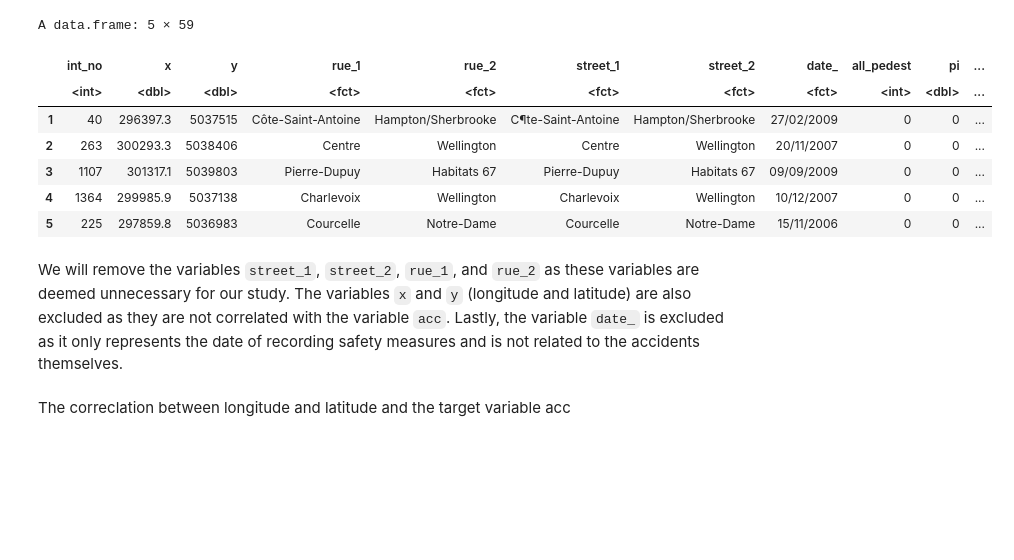
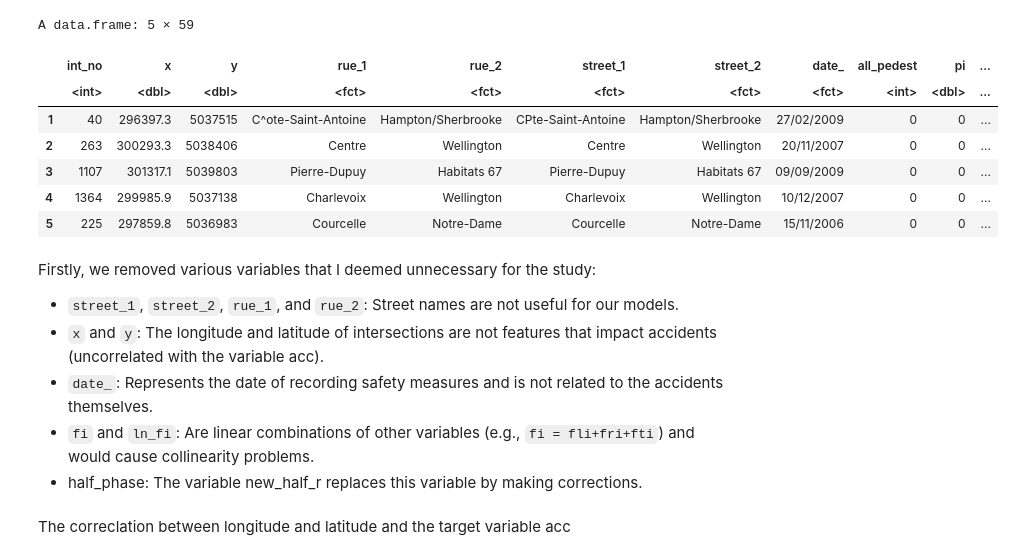
Before and after one commit to mus514/Road-accident-in-Montreal, a Jupyter notebook: project.ipynb, the cells around one changed output. Drawn from its saved outputs; the diff is of its cells as text; code cells hidden in the pictures; blank space fills up the shorter version.

```diff
--- a/project.ipynb
+++ b/project.ipynb
@@ -27,19 +29,25 @@ set.seed(42)
 # %%
 # Importing the data
-df <- read.csv("saaq.csv", sep = ";", stringsAsFactors = TRUE)
+df <- read.csv("saaq.csv", sep = ";", stringsAsFactors = TRUE, fileEncoding = "UTF-8") # nolint
 df[c("X", "X.1")] <- NULL
 head(df, 5)
 # %% [output]
 A data.frame: 5 × 59
 |  | int_no | x | y | rue_1 | rue_2 | street_1 | street_2 | date_ | all_pedest | pi | ... |
 |  | <int> | <dbl> | <dbl> | <fct> | <fct> | <fct> | <fct> | <fct> | <int> | <dbl> | ... |
-| 1 | 40 | 296397.3 | 5037515 | Côte-Saint-Antoine | Hampton/Sherbrooke | C¶te-Saint-Antoine | Hampton/Sherbrooke | 27/02/2009 | 0 | 0 | ... |
+| 1 | 40 | 296397.3 | 5037515 | C^ote-Saint-Antoine | Hampton/Sherbrooke | CPte-Saint-Antoine | Hampton/Sherbrooke | 27/02/2009 | 0 | 0 | ... |
 | 2 | 263 | 300293.3 | 5038406 | Centre | Wellington | Centre | Wellington | 20/11/2007 | 0 | 0 | ... |
 | 3 | 1107 | 301317.1 | 5039803 | Pierre-Dupuy | Habitats 67 | Pierre-Dupuy | Habitats 67 | 09/09/2009 | 0 | 0 | ... |
 | 4 | 1364 | 299985.9 | 5037138 | Charlevoix | Wellington | Charlevoix | Wellington | 10/12/2007 | 0 | 0 | ... |
 | 5 | 225 | 297859.8 | 5036983 | Courcelle | Notre-Dame | Courcelle | Notre-Dame | 15/11/2006 | 0 | 0 | ... |
 # %% [markdown]
-We will remove the variables `street_1`, `street_2`, `rue_1`, and `rue_2` as these variables are deemed unnecessary for our study. The variables `x` and `y` (longitude and latitude) are also excluded as they are not correlated with the variable `acc`. Lastly, the variable `date_` is excluded as it only represents the date of recording safety measures and is not related to the accidents themselves.
+Firstly, we removed various variables that I deemed unnecessary for the study:
+
+* `street_1`, `street_2`, `rue_1`, and `rue_2`: Street names are not useful for our models.
+* `x` and `y`: The longitude and latitude of intersections are not features that impact accidents (uncorrelated with the variable acc).
+* `date_`: Represents the date of recording safety measures and is not related to the accidents themselves.
+* `fi` and `ln_fi`: Are linear combinations of other variables (e.g., `fi = fli+fri+fti`) and would cause collinearity problems.
+* half_phase: The variable new_half_r replaces this variable by making corrections.
 # %% [markdown]
 The correclation between longitude and latitude and the target variable acc
 # %%
```
Also changed, not shown: parts of 20 cells of this notebook.
